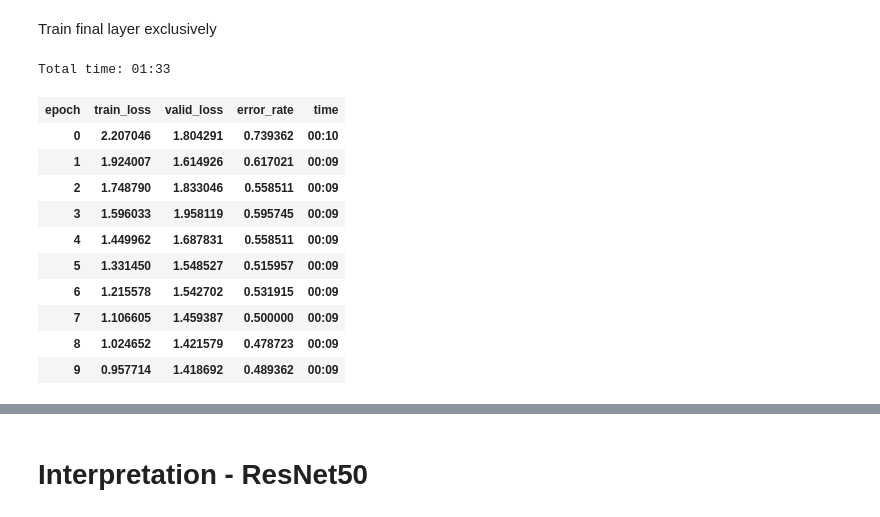
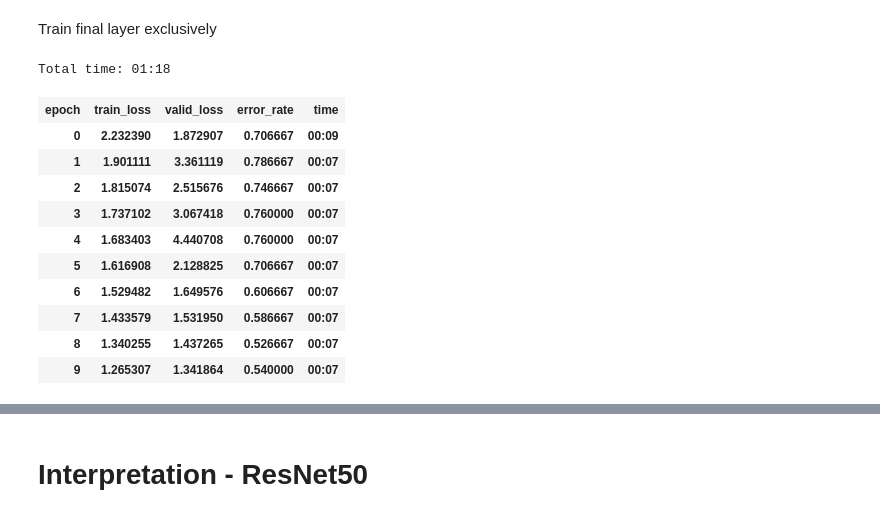
Before and after one commit to anthonybaulo/moto-classifier, a Jupyter notebook: moto-train-v2.ipynb, the cells around one changed output, grey strips where cells are left out. Drawn from its saved outputs; the diff is of its cells as text; code cells hidden in the pictures.

```diff
--- a/moto-train-v2.ipynb
+++ b/moto-train-v2.ipynb
@@ -141,17 +150,17 @@ LR Finder is complete, type {learner_name}.recorder.plot() to see the graph.
 # %% [markdown]
 Train final layer exclusively
 # %%
-learn.fit_one_cycle(10, max_lr=3e-3)
+learn.fit_one_cycle(10, max_lr=2e-2)
 # %% [output]
-Total time: 01:33
+Total time: 01:18
 | epoch | train_loss | valid_loss | error_rate | time |
-| 0 | 2.207046 | 1.804291 | 0.739362 | 00:10 |
-| 1 | 1.924007 | 1.614926 | 0.617021 | 00:09 |
-| 2 | 1.748790 | 1.833046 | 0.558511 | 00:09 |
-| 3 | 1.596033 | 1.958119 | 0.595745 | 00:09 |
-| 4 | 1.449962 | 1.687831 | 0.558511 | 00:09 |
-| 5 | 1.331450 | 1.548527 | 0.515957 | 00:09 |
-| 6 | 1.215578 | 1.542702 | 0.531915 | 00:09 |
-| 7 | 1.106605 | 1.459387 | 0.500000 | 00:09 |
-| 8 | 1.024652 | 1.421579 | 0.478723 | 00:09 |
-| 9 | 0.957714 | 1.418692 | 0.489362 | 00:09 |
+| 0 | 2.232390 | 1.872907 | 0.706667 | 00:09 |
+| 1 | 1.901111 | 3.361119 | 0.786667 | 00:07 |
+| 2 | 1.815074 | 2.515676 | 0.746667 | 00:07 |
+| 3 | 1.737102 | 3.067418 | 0.760000 | 00:07 |
+| 4 | 1.683403 | 4.440708 | 0.760000 | 00:07 |
+| 5 | 1.616908 | 2.128825 | 0.706667 | 00:07 |
+| 6 | 1.529482 | 1.649576 | 0.606667 | 00:07 |
+| 7 | 1.433579 | 1.531950 | 0.586667 | 00:07 |
+| 8 | 1.340255 | 1.437265 | 0.526667 | 00:07 |
+| 9 | 1.265307 | 1.341864 | 0.540000 | 00:07 |
```
Also changed, not shown: parts of 51 cells of this notebook, 1 other file.
